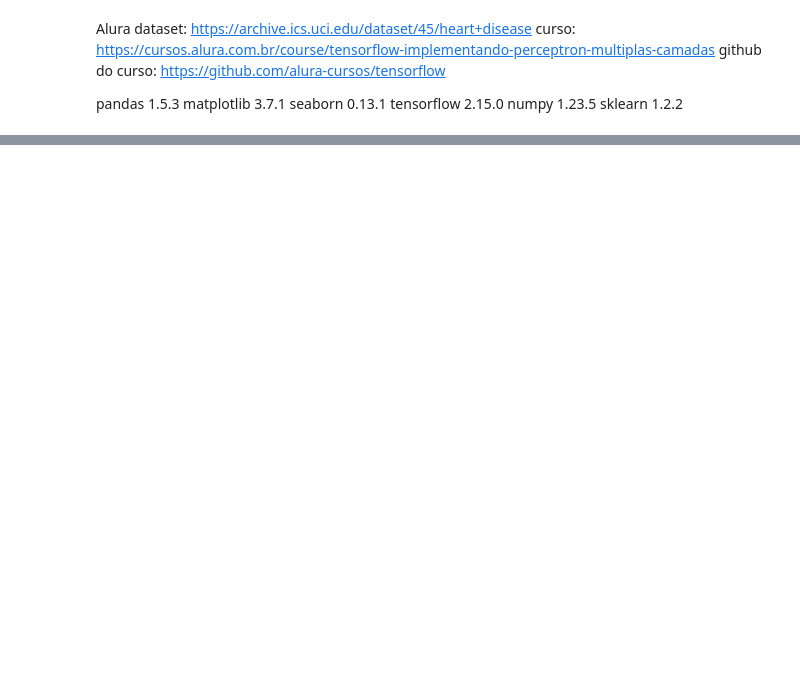
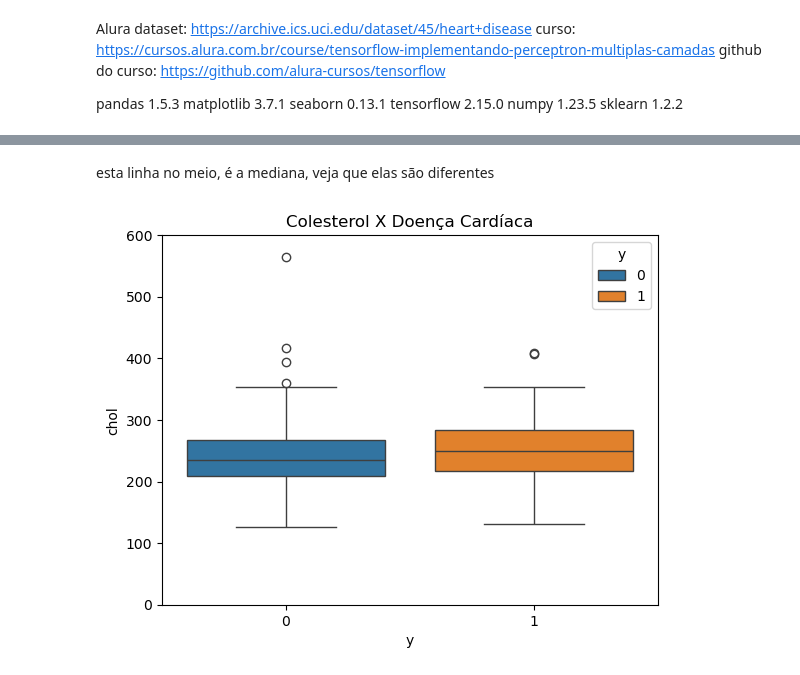
Before and after one commit to kaiomudkt/tensorflow, a Jupyter notebook: doenca_cardiaca.ipynb, the cells around one changed output, grey strips where cells are left out. Drawn from its saved outputs; the diff is of its cells as text; code cells hidden in the pictures; blank space fills up the shorter version.

```diff
--- a/doenca_cardiaca.ipynb
+++ b/doenca_cardiaca.ipynb
@@ -40,0 +115,9 @@ Variáveis disponíveis no dataset de doenças cardíacas da UCI:
+# %% [markdown]
+esta linha no meio, é a mediana, veja que elas são diferentes
+# %%
+sns.boxplot(x='y', y='chol', hue='y', data=df)
+plt.title('Colesterol X Doença Cardíaca')
+plt.ylim(0, 600)
+plt.show()
+# %% [output]
+[figure, added]
```
Also changed, not shown: parts of 14 cells of this notebook.
